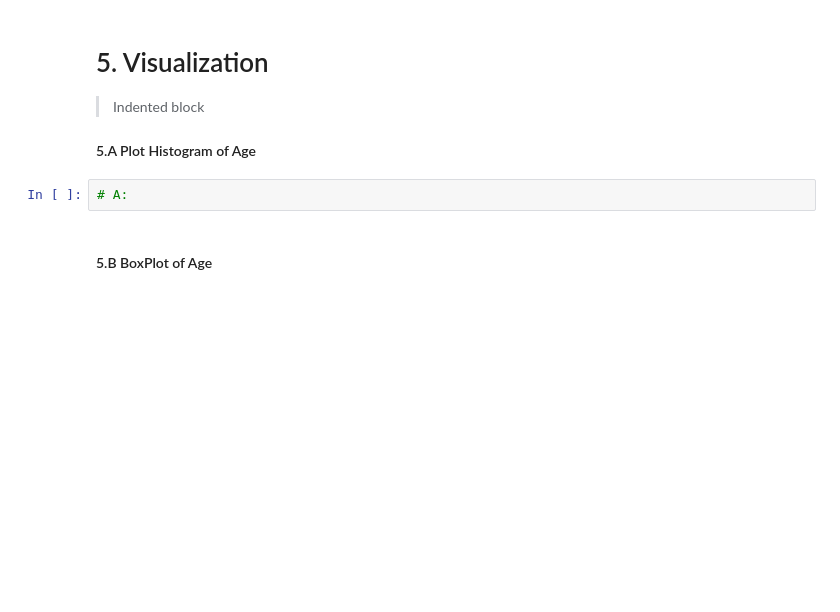
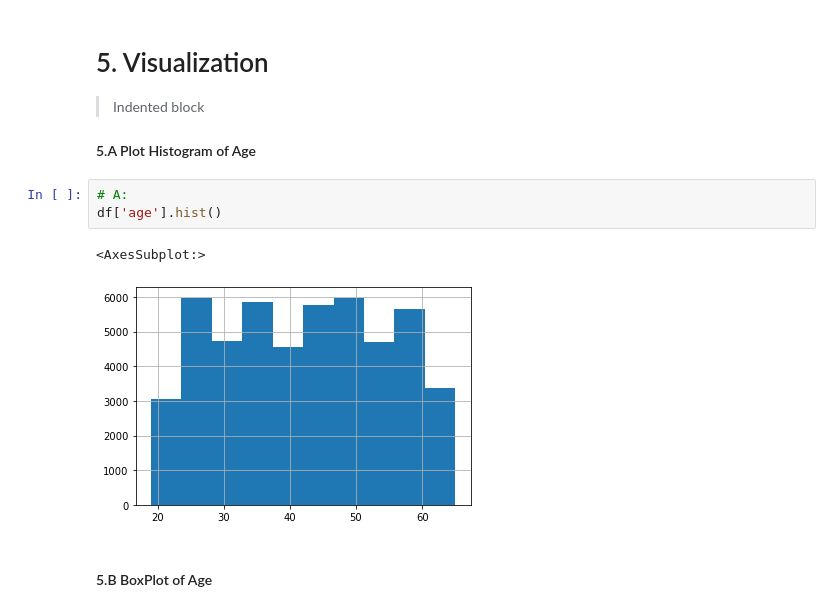
Before and after one commit to MaryNguyen94/Institute-of-Data, a Jupyter notebook: Lab/Lab 1.2.2 Pandas Lab.ipynb, the cells around one changed output. Cells and saved outputs as stored; diff of their text form; blank space fills up the shorter version.

```diff
--- a/Lab/Lab 1.2.2 Pandas Lab.ipynb
+++ b/Lab/Lab 1.2.2 Pandas Lab.ipynb
@@ -319,6 +329,10 @@ df[df.job_title=="CEO"].groupby('age')
 #### 5.A Plot Histogram of Age
 # %%
 # A:
+df['age'].hist()
+# %% [output]
+<AxesSubplot:>
+[figure, added]
 # %% [markdown]
 #### 5.B BoxPlot of Age
 # %%
```
Also changed, not shown: parts of 6 cells of this notebook.
